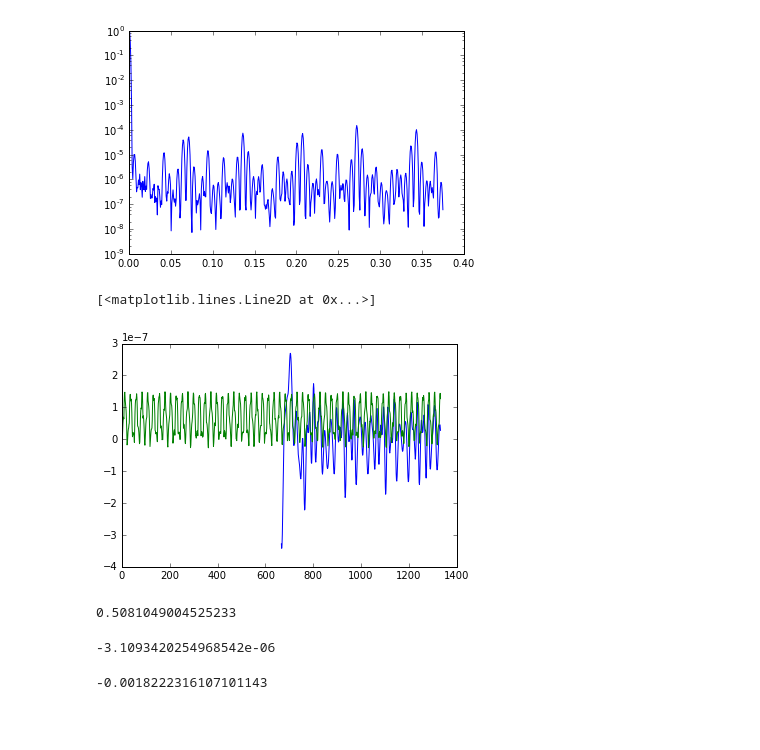
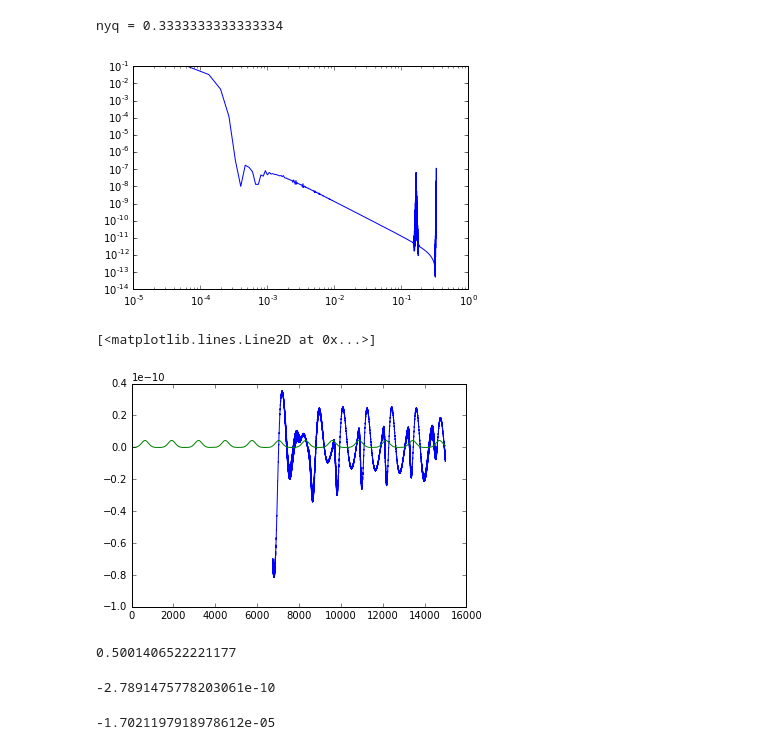
Before and after one commit to dtamayo/binder, a Jupyter notebook: 3bodyproblem.ipynb, the cells around one changed output. Drawn from its saved outputs; the diff is of its cells as text; code cells hidden in the pictures; blank space fills up the shorter version.

```diff
--- a/3bodyproblem.ipynb
+++ b/3bodyproblem.ipynb
@@ -7,11 +7,11 @@ from ipywidgets import interact
 import scipy.integrate as integrate
 import pandas as pd
 # %%
-m=3.
+m=2.
 sim = rebound.Simulation()
 sim.add(m=3.)
-sim.add(m=1.e-3, e=0.001, P=2.)
-sim.add(m=1.e-3, e=0.001, P=(m+1)/m*2.)
+sim.add(m=1.e-5, e=0.001, P=2.)
+sim.add(m=1.e-5, e=0.001, P=(m+1)/m*2.)
 sim.move_to_com()
 ps = sim.particles
 # %%
@@ -59,8 +59,8 @@ def f27(j, sim):
 def f31(j, sim):
     return 0.87+0.802*(j-1)
 # %%
-Norbits = 500
-Nout = 1000
+Norbits = 5000
+Nout = 10000
 tmax = Norbits*sim.particles[2].P
 times = np.linspace(0, tmax, Nout, endpoint=False)
 Hs, Hunscaled = np.zeros(Nout), np.zeros(Nout)
@@ -105,7 +105,7 @@ from scipy.fftpack import fft
 
 T = tmax/Nout # sample spacing
 nyq= 1./(2.*T) # Nyquist freq
-
+print("nyq = {0}".format(nyq))
 from scipy.signal import kaiser
 w = kaiser(Nout, 14)
 yf = fft(Hunscaled*w)
@@ -113,31 +113,33 @@ xf = np.linspace(0., nyq, Nout/2)
 fig, ax = plt.subplots()
 ax.plot(xf[1:], np.abs(yf[1:Nout/2]))
 ax.set_yscale('log')
+ax.set_xscale('log')
 # %% [output]
+nyq = 0.3333333333333334
-[figure, old version]
+[figure, new version]
 # %%
 fs = Nout/tmax
-lowcut = 0.01#1/sim.particles[1].P/4
-highcut = 0.05
+lowcut = 0.001#1/sim.particles[1].P/4
+highcut = 0.1
 #print("Cutting frequencies higher than {0}".format(cutoff))
 Havg = butter_bandpass_filter(Hunscaled, lowcut, highcut, fs)
 fig, ax = plt.subplots()
 #ax.plot(times, Hunscaled+4.071e-3)
-ax.plot(times[500:], Havg[500:])
+ax.plot(times[4500:], Havg[4500:])
 ax.plot(times, Hints)
 #ax.set_yscale('log')
 # %% [output]
 [<matplotlib.lines.Line2D at 0x...>]
-[figure, old version]
+[figure, new version]
 # %%
 1/sim.particles[1].P
 # %% [output]
-0.5081049004525233
+0.5001406522221177
 # %%
 f1(0, sim)*p1.mjac/p1.Mjac*2*HKep(p2)
 # %% [output]
--3.1093420254968542e-06
+-2.7891475778203061e-10
 # %%
 HKep(p2)
 # %% [output]
--0.0018222316107101143
+-1.7021197918978612e-05
```
Also changed, not shown: parts of 1 cell of this notebook, 1 other file.
